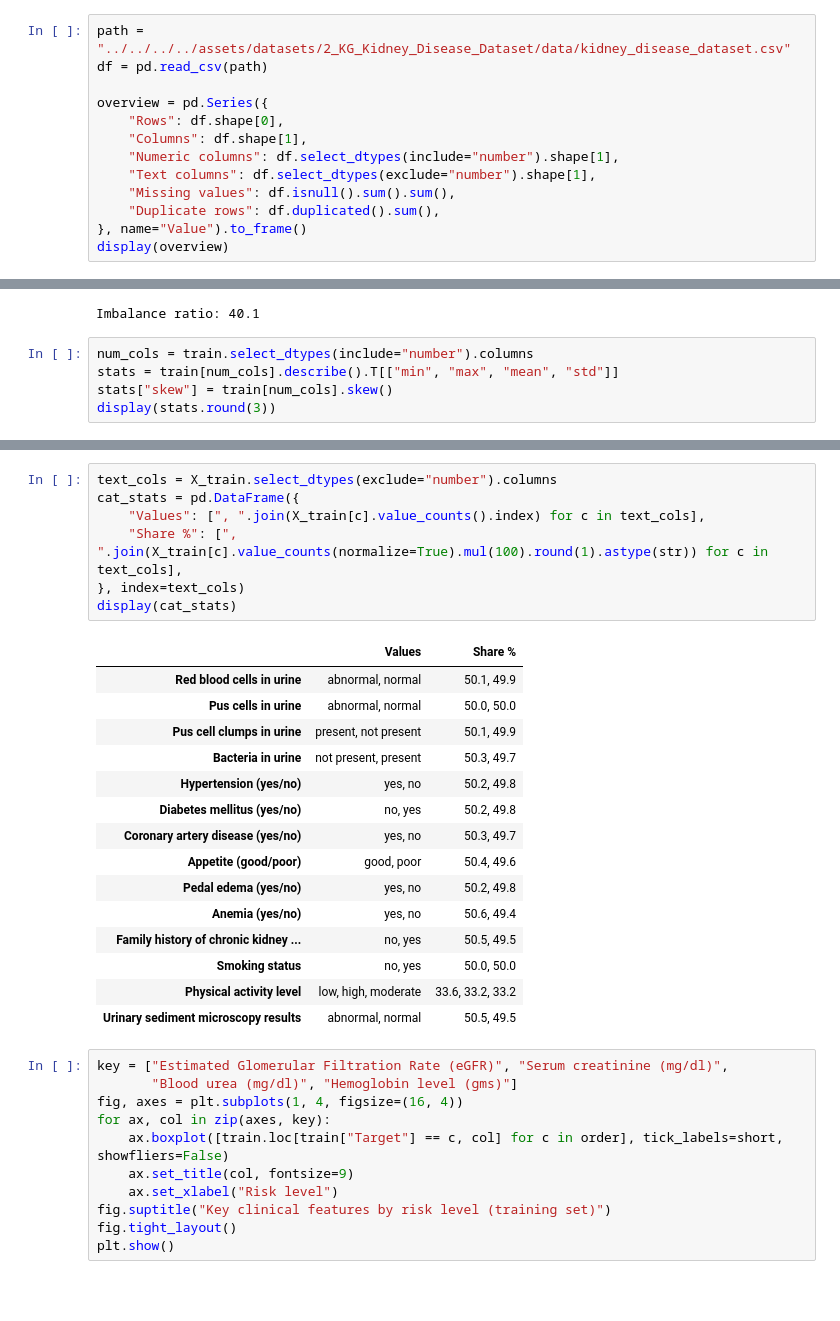
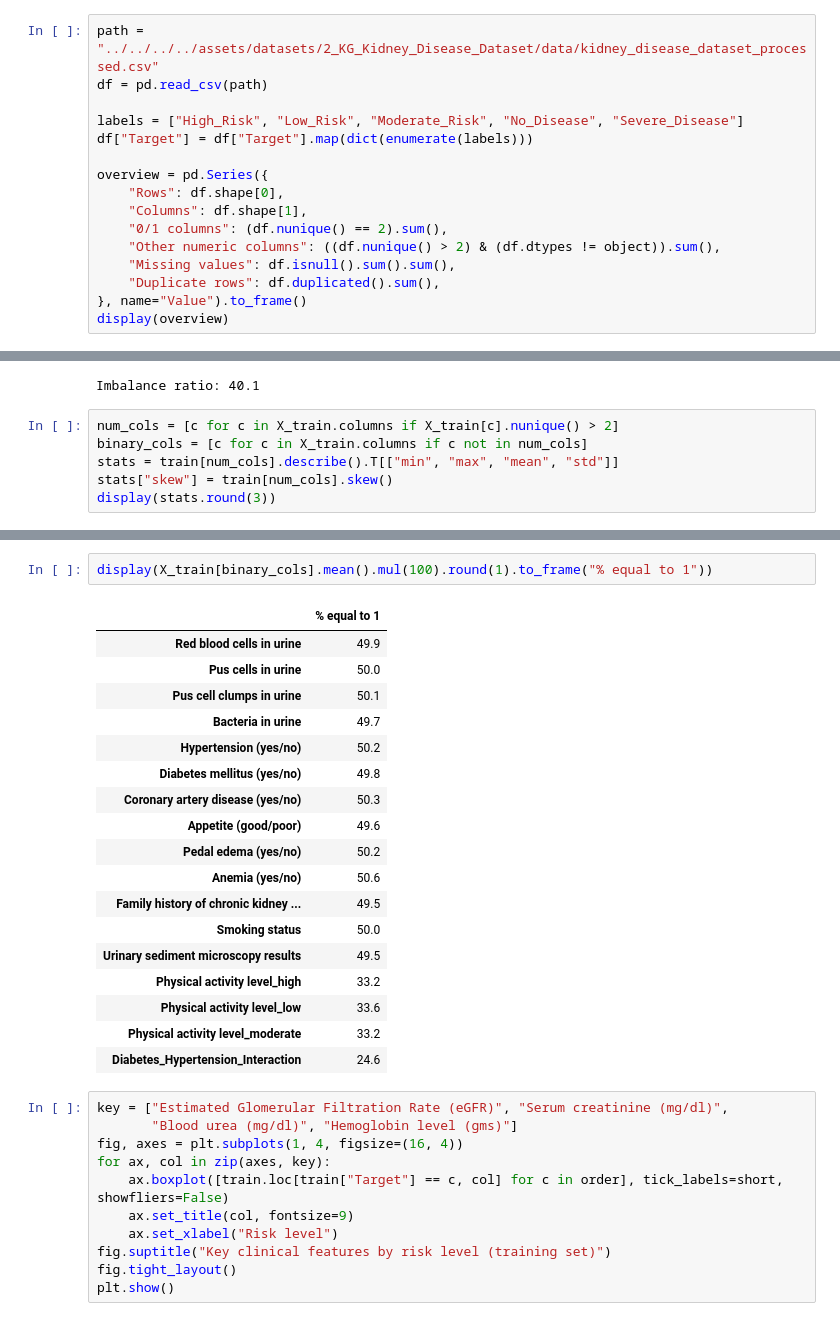
Before and after one commit to elgazar24/F21DL_Group_13, a Jupyter notebook: src/notebooks/Data_Analysis/Data_Preprocessing/DS2_Data_Preprocessing.ipynb, the cells around one changed output, grey strips where cells are left out. Drawn from its saved outputs; the diff is of its cells as text; blank space fills up the shorter version.

```diff
--- a/src/notebooks/Data_Analysis/Data_Preprocessing/DS2_Data_Preprocessing.ipynb
+++ b/src/notebooks/Data_Analysis/Data_Preprocessing/DS2_Data_Preprocessing.ipynb
@@ -35,14 +35,17 @@ RANDOM_STATE = 42
 - Most CKD studies use the 400-row binary UCI dataset, often with near-perfect accuracy (Rubini et al., 2015; Qin et al., 2020); DS2 is a larger multi-class version
 - Already used on Kaggle (Bhagat, n.d.), so results can be compared
 # %%
-path = "../../../../assets/datasets/2_KG_Kidney_Disease_Dataset/data/kidney_disease_dataset.csv"
+path = "../../../../assets/datasets/2_KG_Kidney_Disease_Dataset/data/kidney_disease_dataset_processed.csv"
 df = pd.read_csv(path)
+
+labels = ["High_Risk", "Low_Risk", "Moderate_Risk", "No_Disease", "Severe_Disease"]
+df["Target"] = df["Target"].map(dict(enumerate(labels)))
 
 overview = pd.Series({
     "Rows": df.shape[0],
     "Columns": df.shape[1],
-    "Numeric columns": df.select_dtypes(include="number").shape[1],
-    "Text columns": df.select_dtypes(exclude="number").shape[1],
+    "0/1 columns": (df.nunique() == 2).sum(),
+    "Other numeric columns": ((df.nunique() > 2) & (df.dtypes != object)).sum(),
     "Missing values": df.isnull().sum().sum(),
     "Duplicate rows": df.duplicated().sum(),
 }, name="Value").to_frame()
@@ -162,7 +169,8 @@ print("Imbalance ratio:", round(counts.max() / counts.min(), 1))
 [figure]
 Imbalance ratio: 40.1
 # %%
-num_cols = train.select_dtypes(include="number").columns
+num_cols = [c for c in X_train.columns if X_train[c].nunique() > 2]
+binary_cols = [c for c in X_train.columns if c not in num_cols]
 stats = train[num_cols].describe().T[["min", "max", "mean", "std"]]
 stats["skew"] = train[num_cols].skew()
 display(stats.round(3))
@@ -187,26 +195,24 @@ display(stats.round(3))
 # %%
-text_cols = X_train.select_dtypes(exclude="number").columns
-cat_stats = pd.DataFrame({
-    "Values": [", ".join(X_train[c].value_counts().index) for c in text_cols],
-    "Share %": [", ".join(X_train[c].value_counts(normalize=True).mul(100).round(1).astype(str)) for c in text_cols],
-}, index=text_cols)
-display(cat_stats)
+display(X_train[binary_cols].mean().mul(100).round(1).to_frame("% equal to 1"))
 # %% [output]
-|  | Values | Share % |
-| Red blood cells in urine | abnormal, normal | 50.1, 49.9 |
-| Pus cells in urine | abnormal, normal | 50.0, 50.0 |
-| Pus cell clumps in urine | present, not present | 50.1, 49.9 |
-| Bacteria in urine | not present, present | 50.3, 49.7 |
-| Hypertension (yes/no) | yes, no | 50.2, 49.8 |
-| Diabetes mellitus (yes/no) | no, yes | 50.2, 49.8 |
-| Coronary artery disease (yes/no) | yes, no | 50.3, 49.7 |
-| Appetite (good/poor) | good, poor | 50.4, 49.6 |
-| Pedal edema (yes/no) | yes, no | 50.2, 49.8 |
-| Anemia (yes/no) | yes, no | 50.6, 49.4 |
-| Family history of chronic kidney ... | no, yes | 50.5, 49.5 |
-| Smoking status | no, yes | 50.0, 50.0 |
-| Physical activity level | low, high, moderate | 33.6, 33.2, 33.2 |
-| Urinary sediment microscopy results | abnormal, normal | 50.5, 49.5 |
+|  | % equal to 1 |
+| Red blood cells in urine | 49.9 |
+| Pus cells in urine | 50.0 |
+| Pus cell clumps in urine | 50.1 |
+| Bacteria in urine | 49.7 |
+| Hypertension (yes/no) | 50.2 |
+| Diabetes mellitus (yes/no) | 49.8 |
+| Coronary artery disease (yes/no) | 50.3 |
+| Appetite (good/poor) | 49.6 |
+| Pedal edema (yes/no) | 50.2 |
+| Anemia (yes/no) | 50.6 |
+| Family history of chronic kidney ... | 49.5 |
+| Smoking status | 50.0 |
+| Urinary sediment microscopy results | 49.5 |
+| Physical activity level_high | 33.2 |
+| Physical activity level_low | 33.6 |
+| Physical activity level_moderate | 33.2 |
+| Diabetes_Hypertension_Interaction | 24.6 |
 # %%
 key = ["Estimated Glomerular Filtration Rate (eGFR)", "Serum creatinine (mg/dl)",
        "Blood urea (mg/dl)", "Hemoglobin level (gms)"]
```
Also changed, not shown: parts of 20 cells of this notebook, 4 other files.
